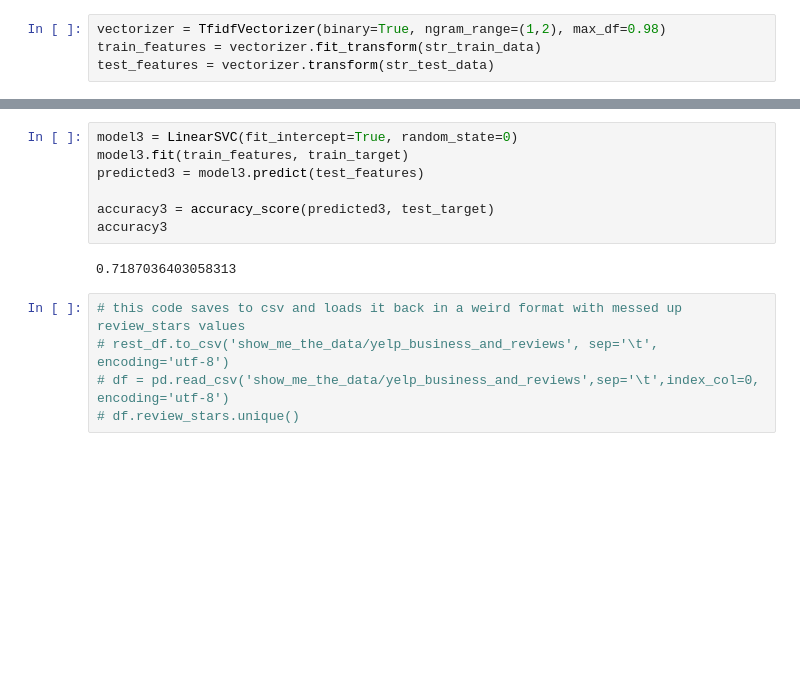
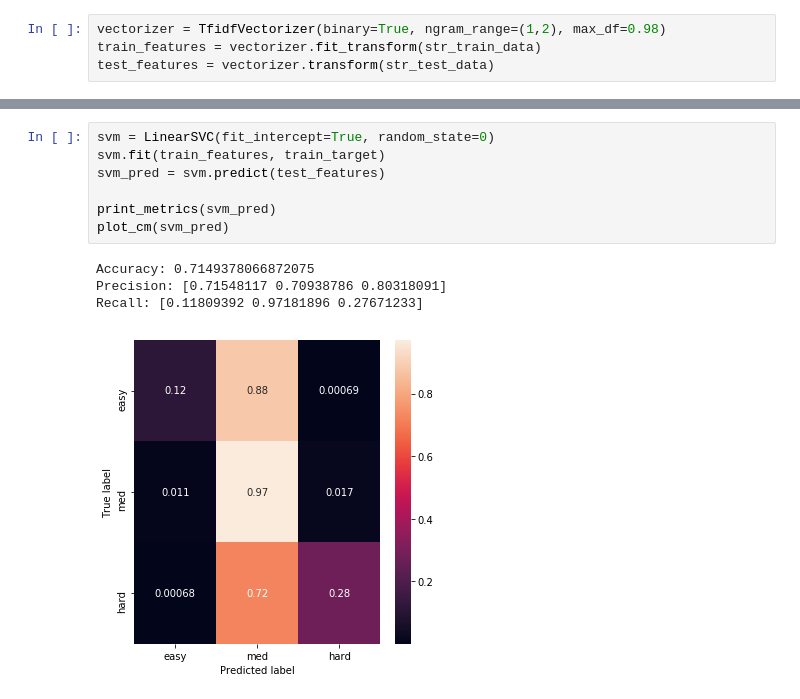
Before and after one commit to bdorsey2/yelp_reviewer_toughness, a Jupyter notebook: hard_easy_reviewer_model-v2.ipynb, the cells around one changed output, grey strips where cells are left out. Cells and saved outputs as stored; diff of their text form; blank space fills up the shorter version.

```diff
--- a/hard_easy_reviewer_model-v2.ipynb
+++ b/hard_easy_reviewer_model-v2.ipynb
@@ -149,14 +244,12 @@ array([0.        , 0.67237248, 0.        ])
 # %%
-model3 = LinearSVC(fit_intercept=True, random_state=0)
-model3.fit(train_features, train_target)
-predicted3 = model3.predict(test_features)
+svm = LinearSVC(fit_intercept=True, random_state=0)
+svm.fit(train_features, train_target)
+svm_pred = svm.predict(test_features)
 
-accuracy3 = accuracy_score(predicted3, test_target)
-accuracy3
+print_metrics(svm_pred)
+plot_cm(svm_pred)
 # %% [output]
-0.7187036403058313
+Accuracy: 0.7149378066872075
+Precision: [0.71548117 0.70938786 0.80318091]
+Recall: [0.11809392 0.97181896 0.27671233]
+[figure, added]
-# %%
-# this code saves to csv and loads it back in a weird format with messed up review_stars values
-# rest_df.to_csv('show_me_the_data/yelp_business_and_reviews', sep='\t', encoding='utf-8')
-# df = pd.read_csv('show_me_the_data/yelp_business_and_reviews',sep='\t',index_col=0, encoding='utf-8')
-# df.review_stars.unique()
```
Also changed, not shown: parts of 22 cells of this notebook.
